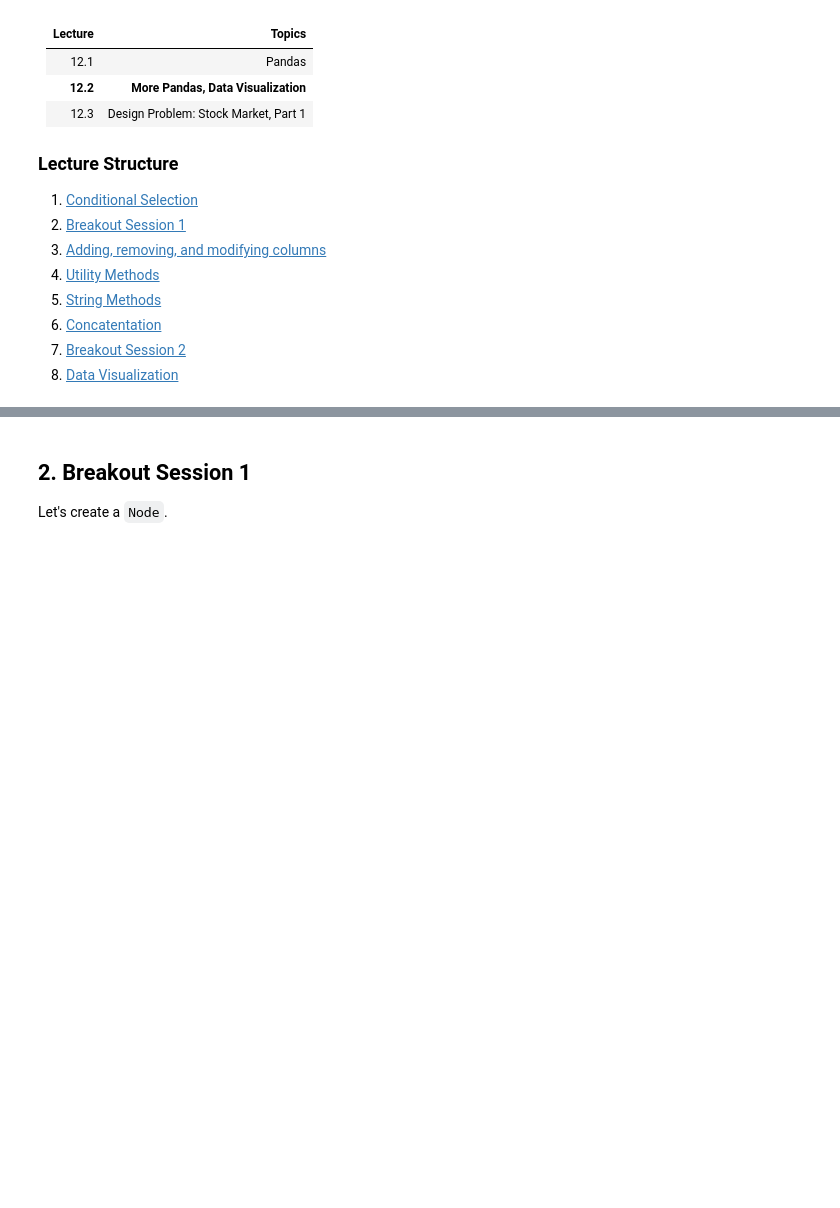
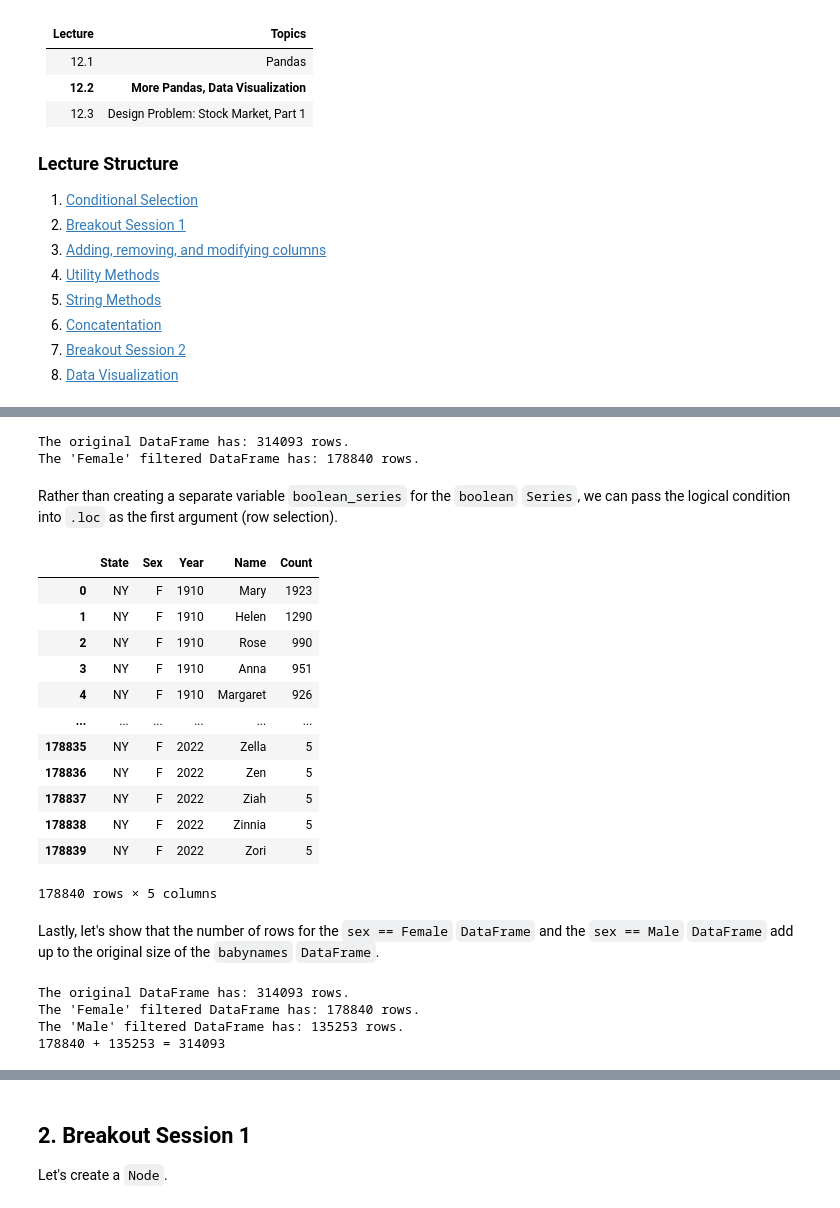
Before and after one commit to APS106/APS106-winter-2024-kinsella-goodfellow, a Jupyter notebook: lectures/week12/lecture2/notebooks/week12_lecture2_complete.ipynb, the cells around one changed output, grey strips where cells are left out. Drawn from its saved outputs; the diff is of its cells as text; code cells hidden in the pictures; blank space fills up the shorter version.

```diff
--- a/lectures/week12/lecture2/notebooks/week12_lecture2_complete.ipynb
+++ b/lectures/week12/lecture2/notebooks/week12_lecture2_complete.ipynb
@@ -26,0 +135,36 @@ import pandas as pd
+# %%
+print("The original DataFrame has: ", baby_names.shape[0], " rows.", sep='')
+print("The 'Female' filtered DataFrame has: ", babynames.loc[boolean_series, :].shape[0], " rows.", sep='')
+# %% [output]
+The original DataFrame has: 314093 rows.
+The 'Female' filtered DataFrame has: 178840 rows.
+# %% [markdown]
+Rather than creating a separate variable `boolean_series` for the `boolean` `Series`, we can pass the logical condition into `.loc` as the first argument (row selection).
+# %%
+babynames.loc[babynames.loc[:, 'Sex'] == "F", :]
+# %% [output]
+|  | State | Sex | Year | Name | Count |
+| 0 | NY | F | 1910 | Mary | 1923 |
+| 1 | NY | F | 1910 | Helen | 1290 |
+| 2 | NY | F | 1910 | Rose | 990 |
+| 3 | NY | F | 1910 | Anna | 951 |
+| 4 | NY | F | 1910 | Margaret | 926 |
+| ... | ... | ... | ... | ... | ... |
+| 178835 | NY | F | 2022 | Zella | 5 |
+| 178836 | NY | F | 2022 | Zen | 5 |
+| 178837 | NY | F | 2022 | Ziah | 5 |
+| 178838 | NY | F | 2022 | Zinnia | 5 |
+| 178839 | NY | F | 2022 | Zori | 5 |
+178840 rows × 5 columns
+# %% [markdown]
+Lastly, let's show that the number of rows for the `sex == Female` `DataFrame` and the `sex == Male` `DataFrame` add up to the original size of the `babynames` `DataFrame`.
+# %%
+print("The original DataFrame has: ", baby_names.shape[0], " rows.", sep='')
+print("The 'Female' filtered DataFrame has: ", babynames.loc[babynames.loc[:, 'Sex'] == "F", :].shape[0], " rows.", sep='')
+print("The 'Male' filtered DataFrame has: ", babynames.loc[babynames.loc[:, 'Sex'] == "M", :].shape[0], " rows.", sep='')
+print(babynames.loc[babynames.loc[:, 'Sex'] == "F", :].shape[0], " + ", babynames.loc[babynames.loc[:, 'Sex'] == "M", :].shape[0], " = ", baby_names.shape[0], sep='')
+# %% [output]
+The original DataFrame has: 314093 rows.
+The 'Female' filtered DataFrame has: 178840 rows.
+The 'Male' filtered DataFrame has: 135253 rows.
+178840 + 135253 = 314093
```
Also changed, not shown: parts of 37 cells of this notebook, 1 other file.
